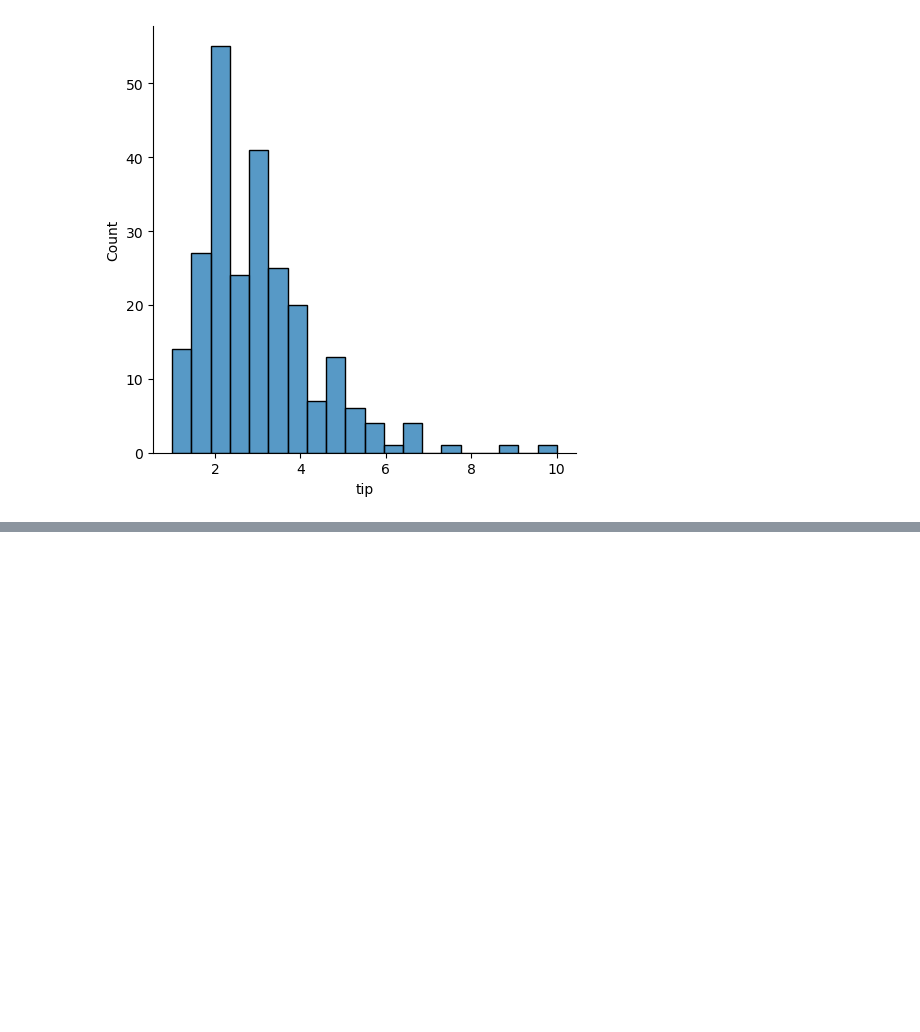
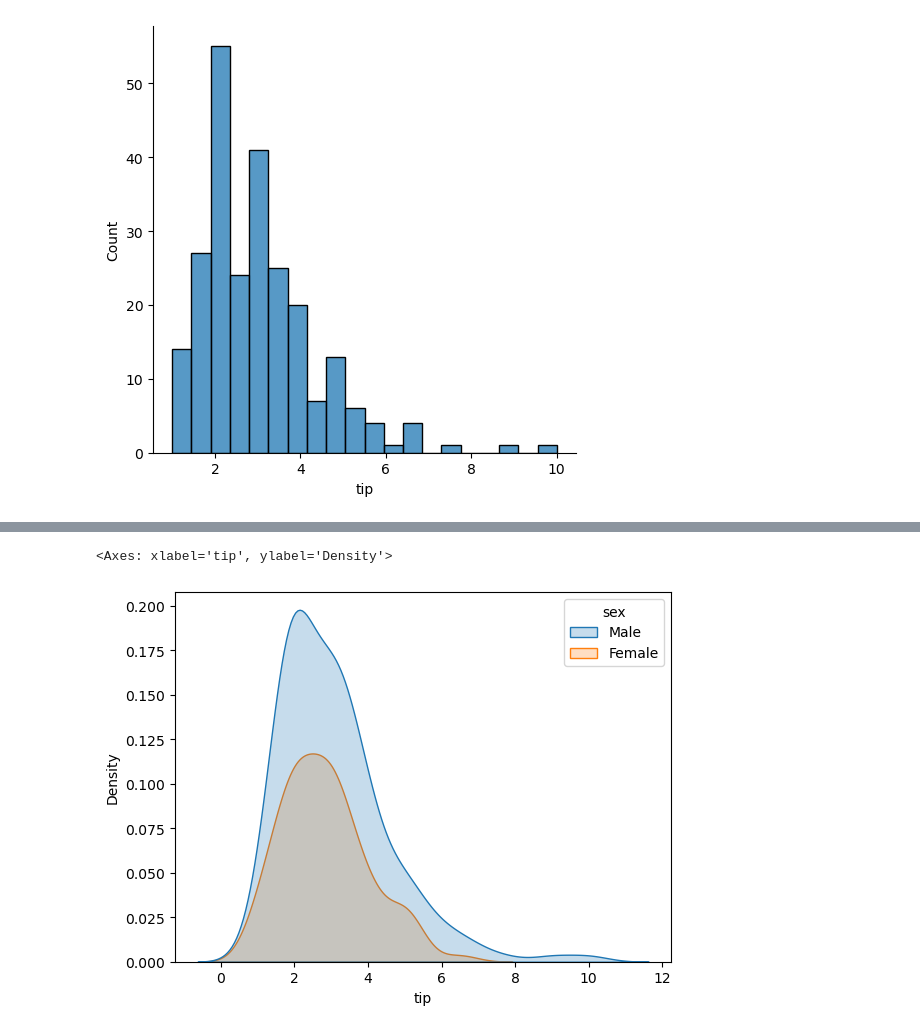
Before and after one commit to Dev-Maidul/Matplotlib, a Jupyter notebook: Seaborn.ipynb, the cells around one changed output, grey strips where cells are left out. Cells and saved outputs as stored; diff of their text form; code cells hidden in the pictures; blank space fills up the shorter version.

```diff
--- a/Seaborn.ipynb
+++ b/Seaborn.ipynb
@@ -141,0 +149,5 @@ sns.displot(kind='hist' , data = tips_data, x ='tip', bins=20)
+# %%
+sns.kdeplot(data = tips_data, x ='tip',hue='sex',fill=True)
+# %% [output]
+<Axes: xlabel='tip', ylabel='Density'>
+[figure, added]
```
Also changed, not shown: parts of 2 cells of this notebook.
